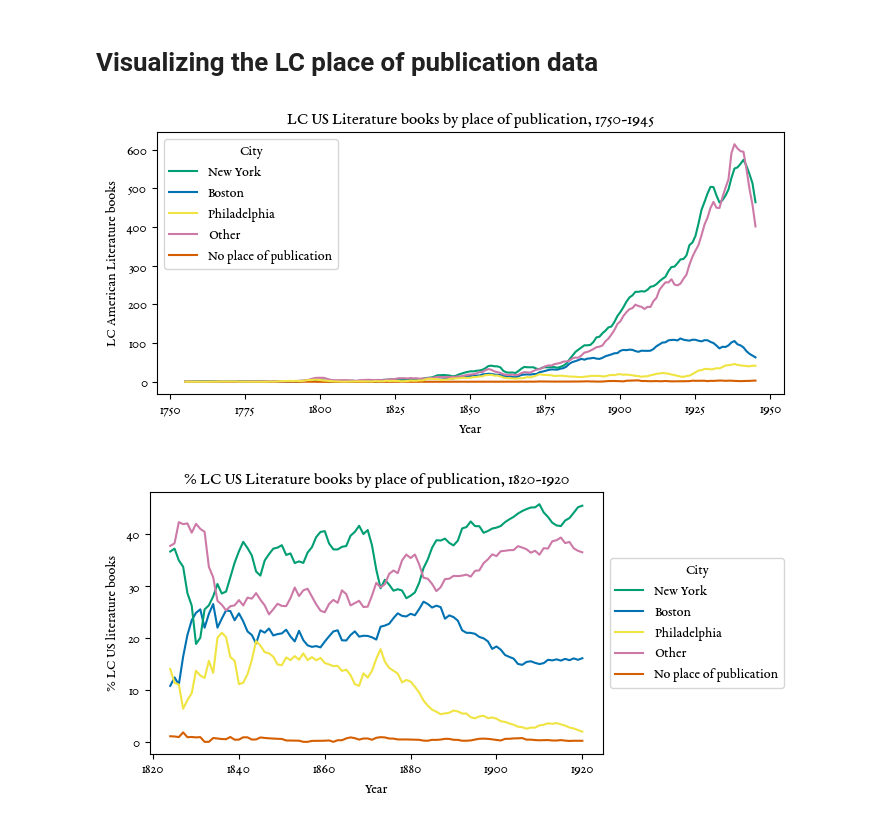
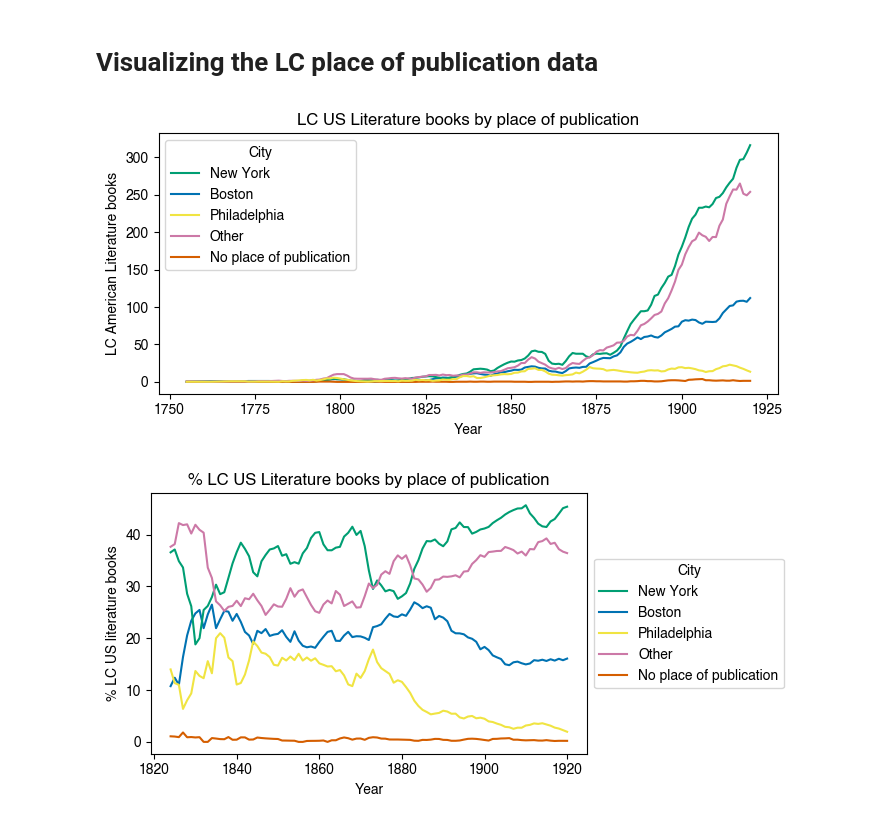
Before and after one commit to sec122/c19dc, a Jupyter notebook: scripts/3 Visualize LC Data.ipynb, the cells around one changed output. Saved outputs shown, nothing was run; the diff lists cells and outputs as text; code cells hidden in the pictures.

```diff
--- a/scripts/3 Visualize LC Data.ipynb
+++ b/scripts/3 Visualize LC Data.ipynb
@@ -6,13 +6,13 @@ import matplotlib.pyplot as plt
 import pandas as pd
 # %%
 plt.style.use("seaborn-v0_8-colorblind")
-plt.rcParams["font.family"] = "EB Garamond"
+plt.rcParams["font.family"] = "Helvetica"
 plt.rcParams["figure.figsize"] = [3.54 * 2, 3.54]
 # %%
 df = pd.read_csv("../data/data.csv")
 # %%
 plot_df = (
-    df[df["min_year"] >= 1750]
+    df[(df["min_year"] >= 1750) & (df["min_year"] <= 1920)]
     .groupby(["min_year", "target_city"])
     .size()
     .unstack()
@@ -23,18 +23,18 @@ plot_df = (
 # %%
 ax = plot_df.plot(kind="line")
 
 # Reorder legend
 handles, labels = ax.get_legend_handles_labels()
 order = [1, 0, 4, 3, 2]
 ax.legend([handles[idx] for idx in order], [labels[idx] for idx in order], title="City")
 
 ax.set_ylabel("LC American Literature books")
 ax.set_xlabel("Year")
-ax.set_title("LC US Literature books by place of publication, 1750-1945")
+ax.set_title("LC US Literature books by place of publication")
 ax.figure.tight_layout()
 ax.figure.savefig("../results/lc_ps_city.png", dpi=600)
 # %% [output]
-[figure, old version]
+[figure, new version]
 # %%
 plot_df = (
     df[(df["min_year"] >= 1820) & (df["min_year"] <= 1920)]
@@ -64,8 +64,8 @@ ax.legend(
 
 ax.set_ylabel("% LC US literature books")
 ax.set_xlabel("Year")
-ax.set_title("% LC US Literature books by place of publication, 1820-1920")
+ax.set_title("% LC US Literature books by place of publication")
 ax.figure.tight_layout()
 ax.figure.savefig("../results/lc_city_year_normed.png", dpi=600)
 # %% [output]
-[figure, old version]
+[figure, new version]
```
Also changed, not shown: 7 other files.
